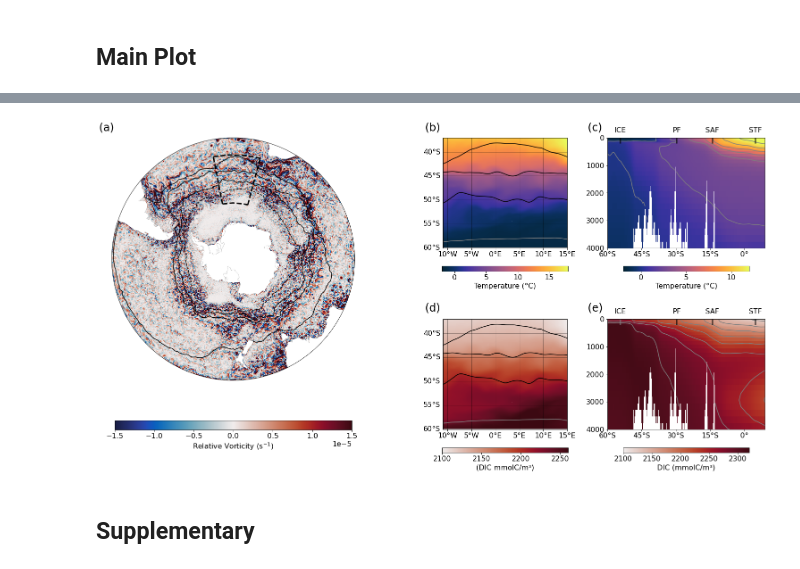
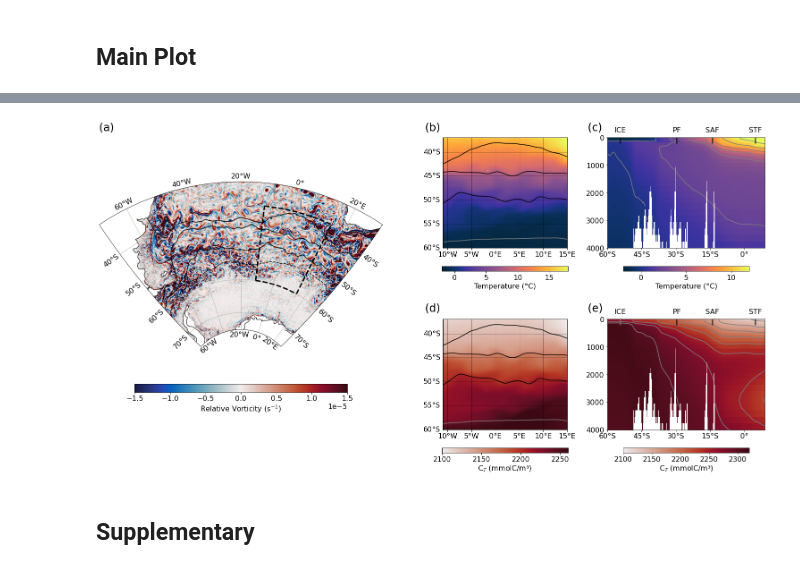
Before and after one commit to TashSmith/SOMS_Eddies, a Jupyter notebook: Notebooks/Figure1_S1_Domain_climatology.ipynb, the cells around one changed output, grey strips where cells are left out. Cells and saved outputs as stored; diff of their text form; code cells hidden in the pictures.

Commit message:
Updated Figure1a

```diff
--- a/Notebooks/Figure1_S1_Domain_climatology.ipynb
+++ b/Notebooks/Figure1_S1_Domain_climatology.ipynb
@@ -42,6 +49,6 @@ def find_ind(grid1d, coord):
 ## Import RV
 # %%
 %%time
-RV_grid = xr.open_mfdataset('../BIOPERIANT12-CNCLNG01_y2005m09d17_RV_OW.nc', decode_times=False)
+RV_grid = xr.open_mfdataset('/home/tsmith/scratch/Paper1_CODE_git/Data/BIOPERIANT12-CNCLNG01_y2005m09d17_RV_OW.nc', decode_times=False)
 #, concat_dim='time_counter',combine='nested')
 # %% [output]
@@ -56,7 +63,7 @@ lats_RV = RV_grid['lats']
 ## Import Fronts
 # %%
 #GET FRONTS
-fronts = xr.open_mfdataset('../BIOPERIANT12-CNCLNG01_Fronts.nc', decode_times=False)
+fronts = xr.open_mfdataset('/home/tsmith/scratch/Paper1_CODE_git/Data/BIOPERIANT12-CNCLNG01_Fronts.nc', decode_times=False)
 
 #already -180 to 180
 fronts_lon = fronts['lon']
@@ -94,7 +101,7 @@ def plot_box(lon1, lon2, lat1, lat2, boxcolor, boxname, txtcolor):
 # %% [markdown]
 ## Import Temp and DIC climatology 2000-2009
 # %%
-clim_grid = xr.open_mfdataset('../Temp_DIC_climatology_2000_2009.nc', decode_times = False)
+clim_grid = xr.open_mfdataset('/home/tsmith/scratch/Paper1_CODE_git/Data/Temp_DIC_climatology_2000_2009.nc', decode_times = False)
 # %%
 clim_Temp = clim_grid['Temperature_Climatology']
 clim_DIC = clim_grid['DIC_Climatology']
@@ -139,36 +244,77 @@ fig = plt.figure(figsize=(22, 11),facecolor='white')
 gs = gridspec.GridSpec(2, 4)
 
 # Define the projections for the subplots
-stereo_proj = ccrs.Stereographic(central_latitude=-90, scale_factor=6.75)
+stereo_proj = ccrs.Stereographic(central_longitude=-20, central_latitude=-50)
 platecarree_proj = ccrs.PlateCarree()
 
 # Subplot 1 - Stereographic projection, 2 rows, 2 columns
-ax1 = fig.add_subplot(gs[0:2, 0:2], projection=stereo_proj)
+
+ax1_position = [0.05, 0.15, 0.4, 0.7]  # [left, bottom, width, height]
+
+# Add ax1 with specific position
+ax1 = fig.add_axes(ax1_position, projection=stereo_proj)
+
+#ax1 = fig.add_subplot(gs[0:2, 0:2], projection=stereo_proj)
+
+#proj = ccrs.Stereographic(central_longitude=-20, central_latitude=-50)
+# fig = plt.figure(figsize=(11,11))
+# ax1 = plt.ax1es([0,0,1,1],projection=proj)
 
 # date = pd.Timestamp(2005,9,17)
 # t_val = netCDF4.date2num(date, units=units, calendar=calendar)
 # idx  = find_ind(time_val,t_val)
 month = time_date.month
 
-mesh = ax1.pcolormesh(lons_RV[0,:], lats_RV[:,0], RV, vmin=-1.5e-5,vmax=1.5e-5,
-                     cmap=cmo.balance,shading='nearest',
-                     transform=ccrs.PlateCarree(),zorder=-2)
-cb = plt.colorbar(mesh, orientation = 'horizontal', shrink=0.7, aspect = 25, pad = 0.12,  label='Relative Vorticity (s$^{-1}$)')
-#ptitle = 'BIOPERIANT12 surface EKE '+ str(eke_surf12.time_counter[0].values)[:10]
-#plt.title(ptitle,loc='left',fontsize=12)
-ax1.coastlines(zorder=1,color='k')
-#ax.set_extent(-90, -30)
+
+ylim = [-75,-30]
+xlim = [-70,30]
+
+rect = mpath.Path([[xlim[0], ylim[0]],
+                   [xlim[1], ylim[0]],
+                   [xlim[1], ylim[1]],
+                   [xlim[0], ylim[1]],
+                   [xlim[0], ylim[0]],
+                   ]).interpolated(40)
+
+proj_to_data   = ccrs.PlateCarree()._as_mpl_transform(ax1) - ax1.transData
+rect_in_target = proj_to_data.transform_path(rect)
+ax1.set_boundary(rect_in_target)
+
+ax1.set_extent([-70, 30, -75, -30], ccrs.PlateCarree())
+ax1.add_feature(cartopy.feature.LAND, zorder=1, edgecolor='k')
+
+ax1.gridlines(draw_labels=True, x_inline=False, y_inline=False,
+             xlocs=[-60,-40,-20,0,20],ylocs=[-70,-60,-50,-40,-30])
+
+mesh = ax1.pcolormesh(lons_RV[0, :], lats_RV[:, 0], RV, vmin=-1.5e-5, vmax=1.5e-5,
+                     cmap=cmo.balance, shading='nearest',
+                     transform=ccrs.PlateCarree(), zorder=-2)
+
+cb = plt.colorbar(mesh, orientation = 'horizontal', shrink=0.75, aspect = 25, pad = 0.15,  label='Relative Vorticity (s$^{-1}$)')
+
+
+ax1.plot(fronts_lon, STF_all[month-1], 'k', linestyle='-', transform=ccrs.PlateCarree(), label='STF', zorder=-1)
+ax1.plot(fronts_lon, SAF_all[month-1], 'k', linestyle='-', transform=ccrs.PlateCarree(), label='SAF')
+ax1.plot(fronts_lon, PF_all[month-1], 'k', linestyle='-', transform=ccrs.PlateCarree(), label='PF')
+ax1.plot(fronts_lon, ICE_all[month-1], 'k', linestyle='--', transform=ccrs.PlateCarree(), label='ICE')
+
 ax1.add_feature(cfeature.LAND, color='white', zorder=1)
-#gl = ax.gridlines(draw_labels=False,color='k',lw=0.1,alpha=0.4) # labels dont work yet with stereograph - eye roll
+ax1.coastlines()
 
-ax1.plot(fronts_lon, STF_all[month-1], 'k',linestyle = '-',transform=ccrs.PlateCarree(), label='STF',zorder=-1)
-ax1.plot(fronts_lon, SAF_all[month-1], 'k',linestyle = '-',transform=ccrs.PlateCarree(), label='SAF')
-ax1.plot(fronts_lon, PF_all[month-1], 'k',linestyle = '-',transform=ccrs.PlateCarree(), label='PF')
-ax1.plot(fronts_lon, ICE_all[month-1], 'k',linestyle = '--',transform=ccrs.PlateCarree(), label='ICE')
 
-#ax.plot(fronts_lon, stf2, 'white',linestyle = '-',transform=ccrs.PlateCarree(), label='STF')
+#PLOT BOX
+lon1 = -11
+lon2 = 15
+lat1=-60
+lat2=-37
+ax1.plot([lon1, lon1], [lat1, lat2], 'k',transform=ccrs.PlateCarree(),linewidth=3,linestyle="--")
+ax1.plot([lon2, lon2], [lat1, lat2], 'k',transform=ccrs.PlateCarree(),linewidth=3,linestyle="--")
+lon_values = list(range(lon1, lon2 + 1))  # +1 to include the endpoint
+lat_values = [lat1] * len(lon_values)
+ax1.plot(lon_values,lat_values, 'k', transform=ccrs.PlateCarree(), linewidth=3, linestyle="--")
+lat_values1 = [lat2] * len(lon_values)
+ax1.plot(lon_values,lat_values1, 'k', transform=ccrs.PlateCarree(), linewidth=3, linestyle="--")
 
-plot_box(-11, 15, -60, -37, 'k', '', 'white')
 
 # Customize the subplot ax1 as needed
 
@@ -280,7 +426,7 @@ ax4.plot(fronts_lon[k1:k2+1], saf[k1:k2+1], 'k',linestyle = '-',transform=ccrs.P
 ax4.plot(fronts_lon[k1:k2+1], pf[k1:k2+1], 'k',linestyle = '-',transform=ccrs.PlateCarree(), label='PF')
 ax4.plot(fronts_lon[k1:k2+1], ice[k1:k2+1], 'gray',linestyle = '-',transform=ccrs.PlateCarree(), label='ICE')
 
-cb4 = plt.colorbar(mesh, ax=ax4,orientation = 'horizontal', shrink=0.8, aspect = 25, pad = 0.12,  label='(DIC mmolC/m\u00B3)')
+cb4 = plt.colorbar(mesh, ax=ax4,orientation = 'horizontal', shrink=0.8, aspect = 25, pad = 0.12,  label='C$_T$ (mmolC/m\u00B3)')
 
 
 
@@ -328,7 +474,7 @@ con5 = ax5.contour(lats[:,0],depth,
 
 #ax5.clabel(con5, inline=True, fontsize=10)
 
-cb5 = plt.colorbar(mesh5, orientation = 'horizontal', shrink=0.8, aspect = 25, pad = 0.12,  label='DIC (mmolC/m\u00B3)')
+cb5 = plt.colorbar(mesh5, orientation = 'horizontal', shrink=0.8, aspect = 25, pad = 0.12,  label='C$_T$ (mmolC/m\u00B3)')
 
 # Add data, titles, and other plot elements to each subplot as desired
 
@@ -353,5 +499,5 @@ fig.text(0.74,0.46, '(e)', fontsize=24, fontweight='normal')
 # # Display the figure
 # plt.show()
 
-#plt.savefig('../Domain_Figure1_NEW.png', dpi=500)
+plt.savefig('/home/tsmith/scratch/images/Paper1_Rev/Domain_Figure1_NEWR.png', dpi=500)
 # %% [output]
@@ -359,4 +504,4 @@ Text(0.74, 0.46, '(e)')
-[figure, old version]
+[figure, new version]
 # %% [markdown]
 ## Supplementary
 # %% [markdown]
```
Also changed, not shown: parts of 9 cells of this notebook.
